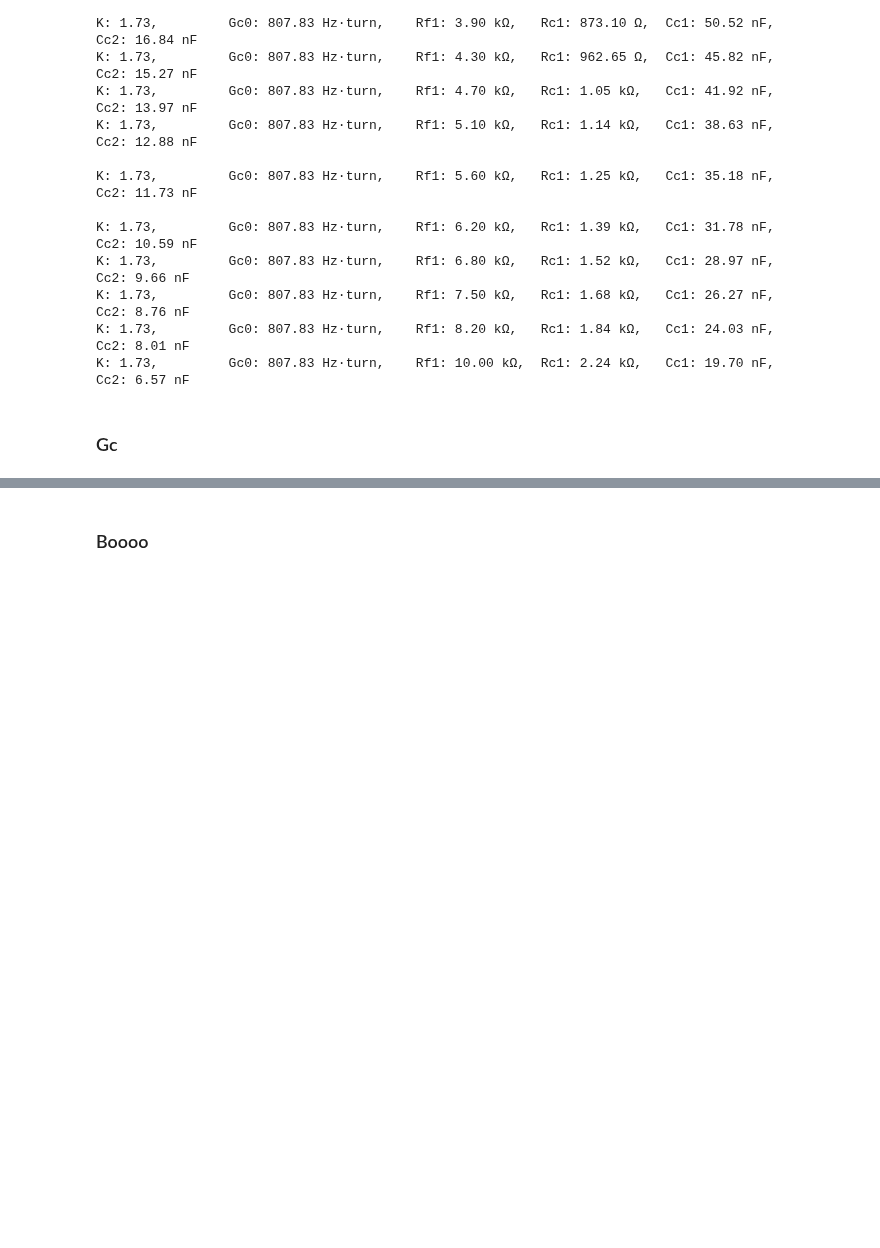
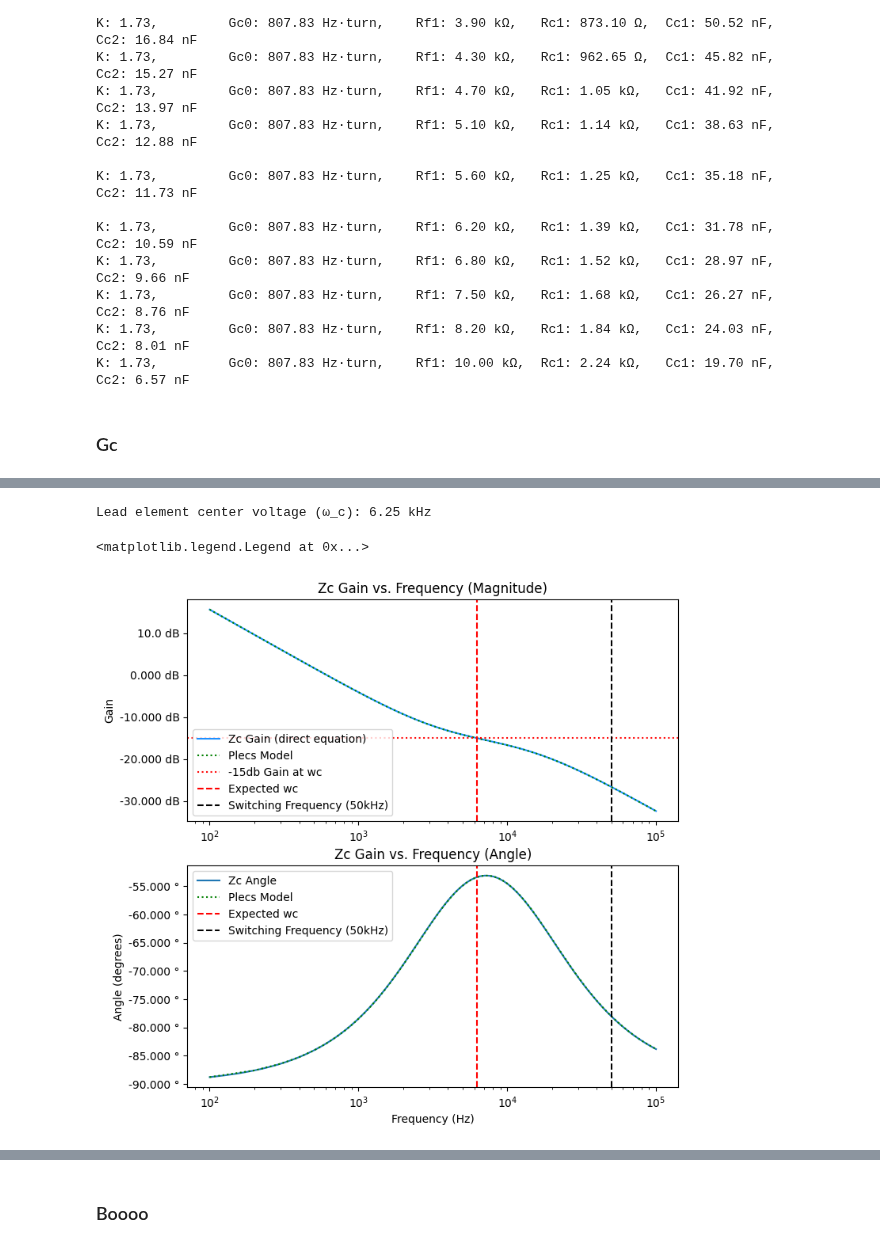
Before and after one commit to ianeyk/wind-turbine, a Jupyter notebook: Analysis/buck_converter_parameters/buck_converter_parameters.ipynb, the cells around one changed output, grey strips where cells are left out. Saved outputs shown, nothing was run; the diff lists cells and outputs as text; code cells hidden in the pictures; blank space fills up the shorter version.

Commit message:
plot all transfer functions

```diff
--- a/Analysis/buck_converter_parameters/buck_converter_parameters.ipynb
+++ b/Analysis/buck_converter_parameters/buck_converter_parameters.ipynb
@@ -50,7 +50,7 @@ Vout = 14.00 V
 Using code copied from Lab 11
 # %%
 def to_db(gain):
-    return np.log10(gain) * 20
+    return np.log10(np.abs(gain)) * 20
 
 def to_decibels(gain):
     return to_db(gain)
@@ -67,7 +67,6 @@ class Compensator:
         return f"K: {self.K},\t Gc0: {self.Gc0.to_compact()},\t Rf1: {self.Rf1.to_compact(units.ohm)},\t Rc1: {self.Rc1.to_compact(units.ohm)},\t Cc1: {self.Cc1.to_compact(units.farad)},  \t Cc2: {self.Cc2.to_compact(units.farad)}"
 
     def find_values(self):
-
         self.wc = 50 * units.kilohertz * units.revolutions / 8
 
         self.angle_boost = 30 * units.degree
@@ -168,0 +109,38 @@ Lead element center voltage (ω_c): 6.25 kHz
+# %%
+df_compensator = pd.read_csv("plecs_data/compensator_bode.csv")
+df_compensator.set_axis(["w", "CH1", "CH2"], axis = "columns", inplace = True)
+
+# chosen values
+compensator = Compensator(5.6 * 1e3)
+Rf1 = compensator.Rf1.to(units.ohm).magnitude
+Rc1 = compensator.Rc1.to(units.ohm).magnitude
+Cc1 = compensator.Cc1.to(units.farad).magnitude
+Cc2 = compensator.Cc2.to(units.farad).magnitude
+expected_wc = 1 / (Rc1 * np.sqrt(Cc1 * Cc2)) / 2 / np.pi # to get it into Hz
+print(f"Lead element center voltage (ω_c): {si_format(expected_wc, precision = 2)}Hz")
+
+w = np.logspace(2, 5, 100) # * units.hertz
+def get_Zc(my_w):
+    my_Zc = 1 / (1 / (Rc1 + 1 / (2 * np.pi * 1j * my_w * Cc1)) + 1 / (1 / (2 * np.pi * 1j * my_w * Cc2))) / Rf1 # kOhm
+    return my_Zc
+Zc = get_Zc(w) # direct equation
+
+fig, (ax1, ax2) = plt.subplots(nrows = 2, ncols = 1, sharex = False, sharey = False, figsize = (8, 8))
+helper.axes_labels("", "Hz", "Gain", "dB", title = "Zc Gain vs. Frequency (Magnitude)", ax = ax1)
+ax1.semilogx(w, to_decibels(Zc), linestyle = "solid", color = "dodgerblue", label = "Zc Gain (direct equation)")
+ax1.semilogx(df_compensator["w"], df_compensator["CH1"], linestyle = "dotted", color = "green", label = "Plecs Model")
+ax1.axhline(y = -15, linestyle = "dotted", color = "red", label = "-15db Gain at wc")
+ax1.axvline(x = expected_wc, linestyle = "dashed", color = "red", label = "Expected wc")
+ax1.axvline(x = 50e3, linestyle = "dashed", color = "black", label = "Switching Frequency (50kHz)")
+ax1.legend(loc = "lower left")
+
+helper.axes_labels("Frequency (Hz)", "Hz", "Angle (degrees)", "°", title = "Zc Gain vs. Frequency (Angle)", ax = ax2)
+ax2.semilogx(w, np.angle(Zc, deg = True), linestyle = "solid", label = "Zc Angle")
+ax2.semilogx(df_compensator["w"], df_compensator["CH2"] + 180, linestyle = "dotted", color = "green", label = "Plecs Model")
+ax2.axvline(x = expected_wc, linestyle = "dashed", color = "red", label = "Expected wc")
+ax2.axvline(x = 50e3, linestyle = "dashed", color = "black", label = "Switching Frequency (50kHz)")
+ax2.legend(loc = "upper left")
+# %% [output]
+Lead element center voltage (ω_c): 6.25 kHz
+<matplotlib.legend.Legend at 0x...>
+[figure, added]
```
Also changed, not shown: parts of 4 cells of this notebook, 4 other files.
